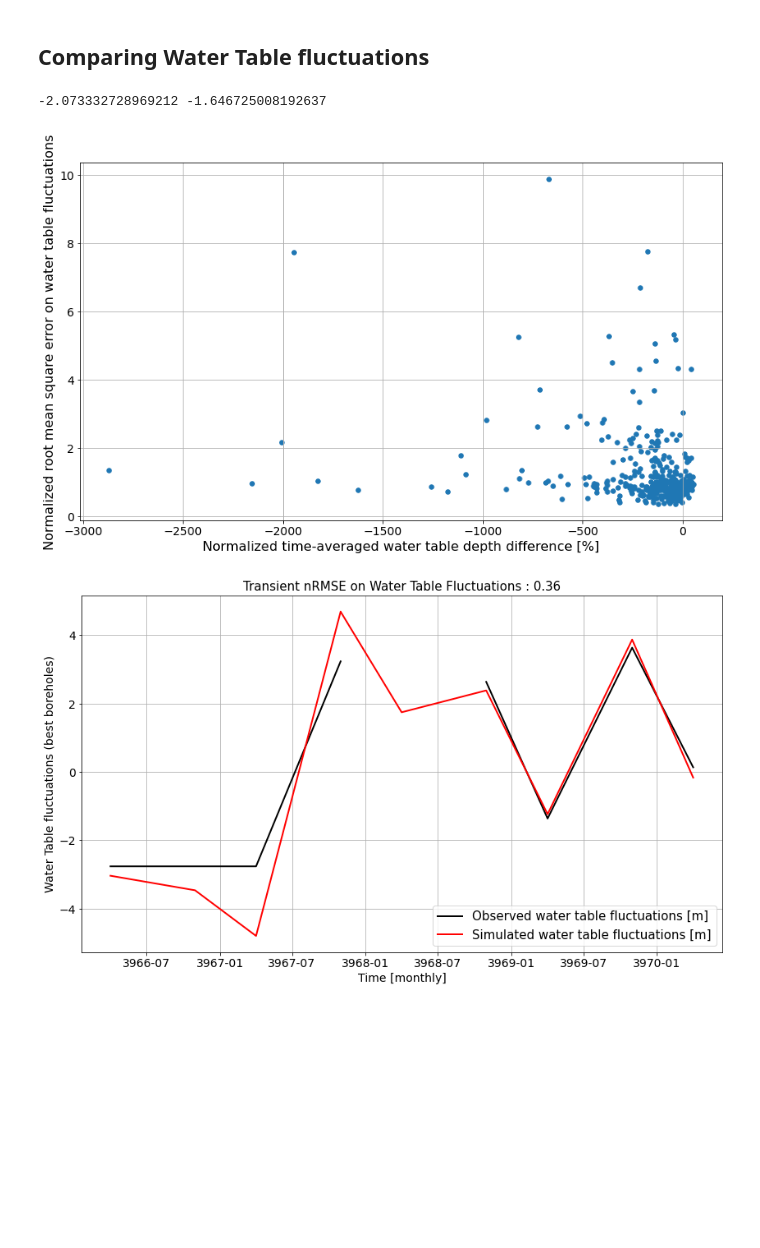
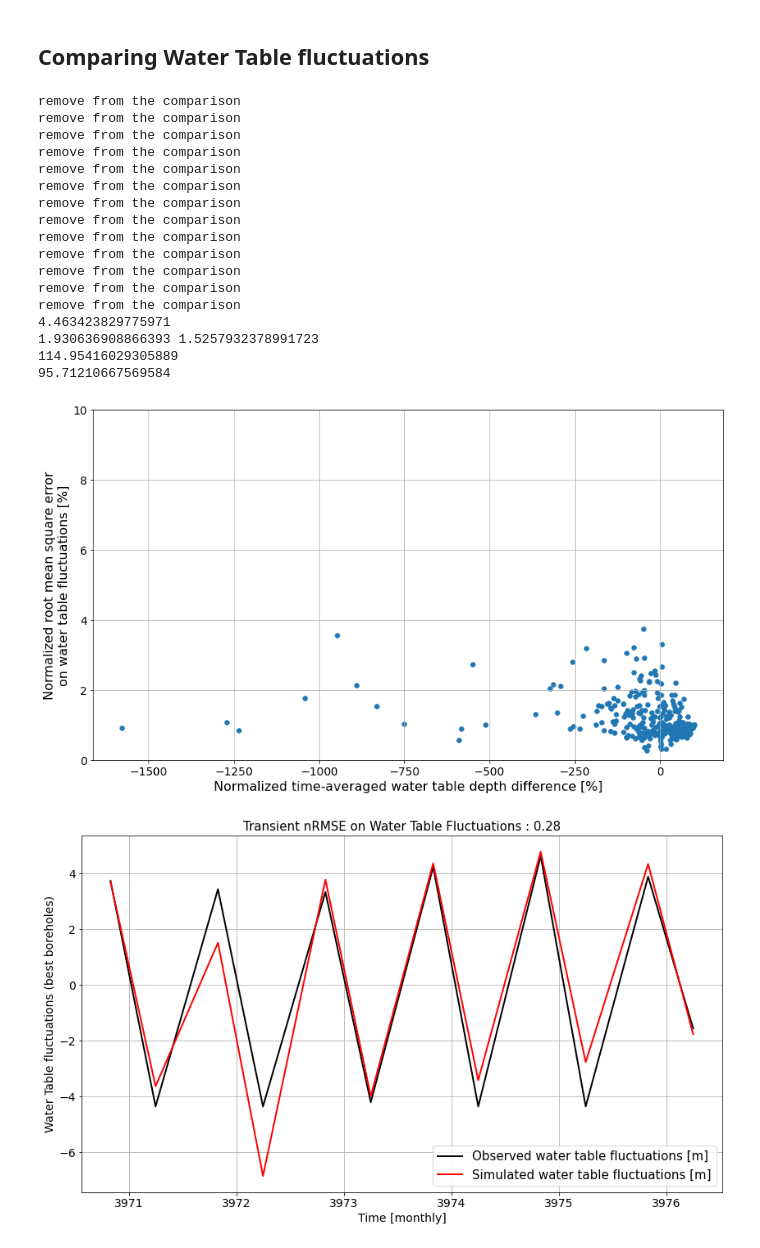
Before and after one commit to mikhailsmilovic/FUSE, a Jupyter notebook: Jupyter notebooks/4_GW.ipynb, the cells around one changed output. Saved outputs shown, nothing was run; the diff lists cells and outputs as text; code cells hidden in the pictures; blank space fills up the shorter version.

```diff
--- a/Jupyter notebooks/4_GW.ipynb
+++ b/Jupyter notebooks/4_GW.ipynb
@@ -19,7 +19,7 @@ plt.rcParams['figure.figsize'] = [14, 8.0]
 # Where CWATM results are stored
 path_model_outputs = 'C:/Users/guillaumot/Documents/Local_CWATM_output/'
 path_model_outputs = 'P:/watmodel/CWATM/calibration/calibration_UB/discharge/forLuca_catchmentsNira/06_028/'
-path_model_outputs = 'P:/watmodel/CWATM/calibration/calibration_UB/discharge/calibration_Sept25_TDSK/12_028/'
+path_model_outputs = 'P:/watmodel/CWATM/calibration/calibration_UB/discharge/Calibration_Nov3_TakSarKhaPhuNar/00_014/'
 # Where observed data are stored
 path_observed_data = 'C:/Users/guillaumot/PycharmProjects/1st_test_CWatM/FUSE_version/WaterTableComparison/Measured_data/WaterTable/'
 path_observed_data = 'C:/Users/guillaumot/Documents/Data/Bhima_basin/WaterTable/'
@@ -59,7 +59,7 @@ Soil_thickness = ds['modflowtotalSoilThickness_totalend'][:].data
 ds.close()
 Top = np.loadtxt(Inputs_file_modflow + 'Topo.txt')
 
-Topography_ModFlow = Top.reshape(nrow,ncol) + Soil_thickness # We need to add soil thickness to compare WTD
+Topography_ModFlow = Top.reshape(nrow,ncol) - Soil_thickness # We need to add soil thickness to compare WTD
 # %% [markdown]
 ## Plot the time-average simulated groundwater map and the total groundwater storage evolution
 # %%
@@ -126,13 +126,13 @@ print(np.shape(basin))
 (566, 586)
 # %%
 ## Upload observed water table depth
-Number_of_observed_dates = 9  # It depends on the simulating period
+Number_of_observed_dates = 12  # It depends on the simulating period
 Measured_watertabledepth = np.zeros((382, Number_of_observed_dates)) # 2D array containing measured data: 382 boreholes for Bhima
 wb = xlrd.open_workbook(path_observed_data + "UB_GW_DataProcessed.xls")
 sh = wb.sheet_by_name(u'Sheet1')
 for il in range(np.shape(Measured_watertabledepth)[0]):
     for ic in range(np.shape(Measured_watertabledepth)[1]):
-        val=sh.row_values(il+1)[ic]
+        val=sh.row_values(il+1)[ic+9]
         if val == '':
             Measured_watertabledepth[il][ic] = np.nan
         else:
@@ -141,7 +141,8 @@ for il in range(np.shape(Measured_watertabledepth)[0]):
 ## Upload associated dates
 Measured_dates = np.zeros(np.shape(Measured_watertabledepth)[1])
 for ic in range(np.shape(Measured_watertabledepth)[1]):
-    Measured_dates[ic] = datetime(1900, 1, 1).toordinal() + int(sh.row_values(0)[ic]) - 2
+    Measured_dates[ic] = datetime(1900, 1, 1).toordinal() + int(sh.row_values(0)[ic+9]) - 2
+print(Measured_dates)
 
 
 ## Upload coordinates, water table and topography of each borehole
@@ -361,7 +375,15 @@ plt.yticks(fontsize=14)
 ## Computing normalized root mean square error on water table fluctuations for each borehole
 Transient_nRMSE = np.zeros(len(wt_GW_bhima))
 for ib in range(len(wt_GW_bhima)): # For each borehole
-    Transient_nRMSE[ib] = np.sqrt(np.nansum((wt_GW_bhima[ib]-np.nanmean(wt_GW_bhima[ib])-(Sim_wt_GW_bhima[ib]-np.nanmean(Sim_wt_GW_bhima[ib])))**2) / np.count_nonzero(~np.isnan(wt_GW_bhima[ib]))) / np.nanstd(wt_GW_bhima[ib])
+    if np.count_nonzero(~np.isnan(wt_GW_bhima[ib]))/len(wt_GW_bhima[ib]) < 0.75:
+        print('remove from the comparison')
+        Transient_nRMSE[ib] = np.nan
+    else:
+        Transient_nRMSE[ib] = np.sqrt(np.nansum((wt_GW_bhima[ib]-np.nanmean(wt_GW_bhima[ib])-
+                                             (Sim_wt_GW_bhima[ib]-np.nanmean(Sim_wt_GW_bhima[ib])))**2)
+                                  / np.count_nonzero(~np.isnan(wt_GW_bhima[ib]))) / np.nanstd(wt_GW_bhima[ib])
+print(np.nanpercentile(Transient_nRMSE, 99))
+Transient_nRMSE[Transient_nRMSE > np.nanpercentile(Transient_nRMSE, 99)] = np.nan
 
 ## Mean value of the nRMSE in transient
 wt_fluctu = np.zeros((len(wt_GW_bhima),len(Measured_dates)))
@@ -386,34 +408,53 @@ def sin_func(x, ampli, phase):
 params_mean_wt_fluctu, params_covariance = optimize.curve_fit(sin_func, x_data, signal.detrend(np.nanmean(wt_fluctu, 0)), p0=[1, 5])
 params_mean_Sim_wt_fluctu, params_covariance = optimize.curve_fit(sin_func, x_data, signal.detrend(np.nanmean(Sim_wt_fluctu, 0)), p0=[1, 5])
 seasonal_amplitude_difference = -2 * (params_mean_wt_fluctu[0]-params_mean_Sim_wt_fluctu[0])
 print(params_mean_wt_fluctu[0], params_mean_Sim_wt_fluctu[0])
 Average_transient_nRMSE = Average_transient_nRMSE * (seasonal_amplitude_difference/np.abs(seasonal_amplitude_difference))
 # thus the critria is > 0 when the simulated fluctuations are too high
 
 ## Plot the Transient_nRMSE in function of normalized difference between water table depth
 fig7 = plt.figure()
 plt.scatter(Norm_diffDepth, Transient_nRMSE, marker='o', s=30)
 plt.xlabel('Normalized time-averaged water table depth difference [%]', fontsize= 16)
-plt.ylabel('Normalized root mean square error on water table fluctuations', fontsize= 16)
+plt.ylabel('Normalized root mean square error\non water table fluctuations [%]', fontsize=16)
 plt.grid()
+plt.ylim(0, 10)
 plt.xticks(fontsize=14)
 plt.yticks(fontsize=14)
+print(100*np.nanmean(Transient_nRMSE))
+print(100*np.nanmedian(Transient_nRMSE))
 
 ## Plot the best 3 boreholes for water table fluctuations
 sorted_Transient_nRMSE = np.argsort(Transient_nRMSE)
 for i in range(3):
     plt.figure()
     plt.plot_date(Measured_dates, wt_GW_bhima[sorted_Transient_nRMSE[i]]-np.nanmean(wt_GW_bhima[sorted_Transient_nRMSE[i]]), label='Observed water table fluctuations [m]', linestyle='solid', marker=None, linewidth=2, color='k')
     plt.plot_date(Measured_dates, Sim_wt_GW_bhima[sorted_Transient_nRMSE[i]]-np.nanmean(Sim_wt_GW_bhima[sorted_Transient_nRMSE[i]]), label='Simulated water table fluctuations [m]', linestyle='solid', marker=None, linewidth=2, color='r')
     plt.grid()
     plt.legend(fontsize=15)
     plt.xticks(fontsize=14)
     plt.yticks(fontsize=14)
     plt.xlabel('Time [monthly]', fontsize=14)
     plt.ylabel('Water Table fluctuations (best boreholes)', fontsize=14)
     txt_title = 'Transient nRMSE on Water Table Fluctuations : ' + str(np.round(Transient_nRMSE[sorted_Transient_nRMSE[i]]*100)/100)
     plt.title(txt_title, fontsize=15)
 # %% [output]
--2.073332728969212 -1.646725008192637
+remove from the comparison
+remove from the comparison
+remove from the comparison
+remove from the comparison
+remove from the comparison
+remove from the comparison
+remove from the comparison
+remove from the comparison
+remove from the comparison
+remove from the comparison
+remove from the comparison
+remove from the comparison
+remove from the comparison
+4.463423829775971
+1.930636908866393 1.5257932378991723
+114.95416029305889
+95.71210667569584
-[figure, old version]
+[figure, new version]
-[figure, old version]
+[figure, new version]
```
Also changed, not shown: parts of 7 cells of this notebook, 10 other files.
